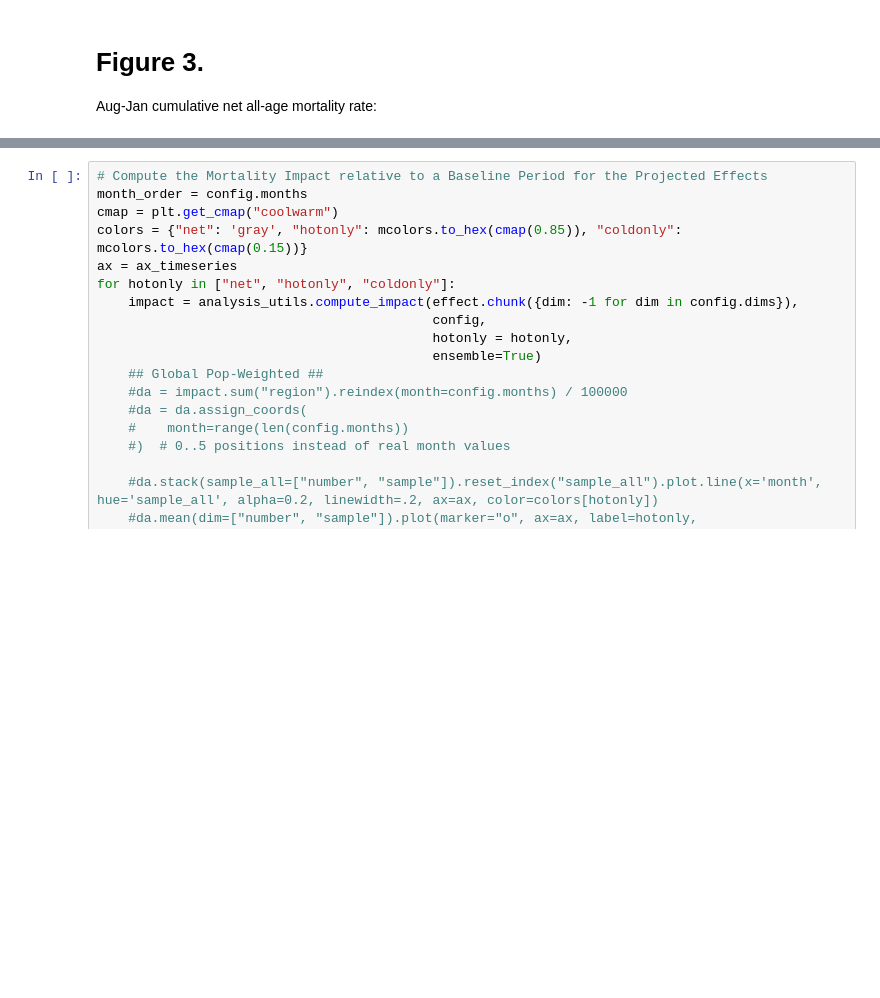
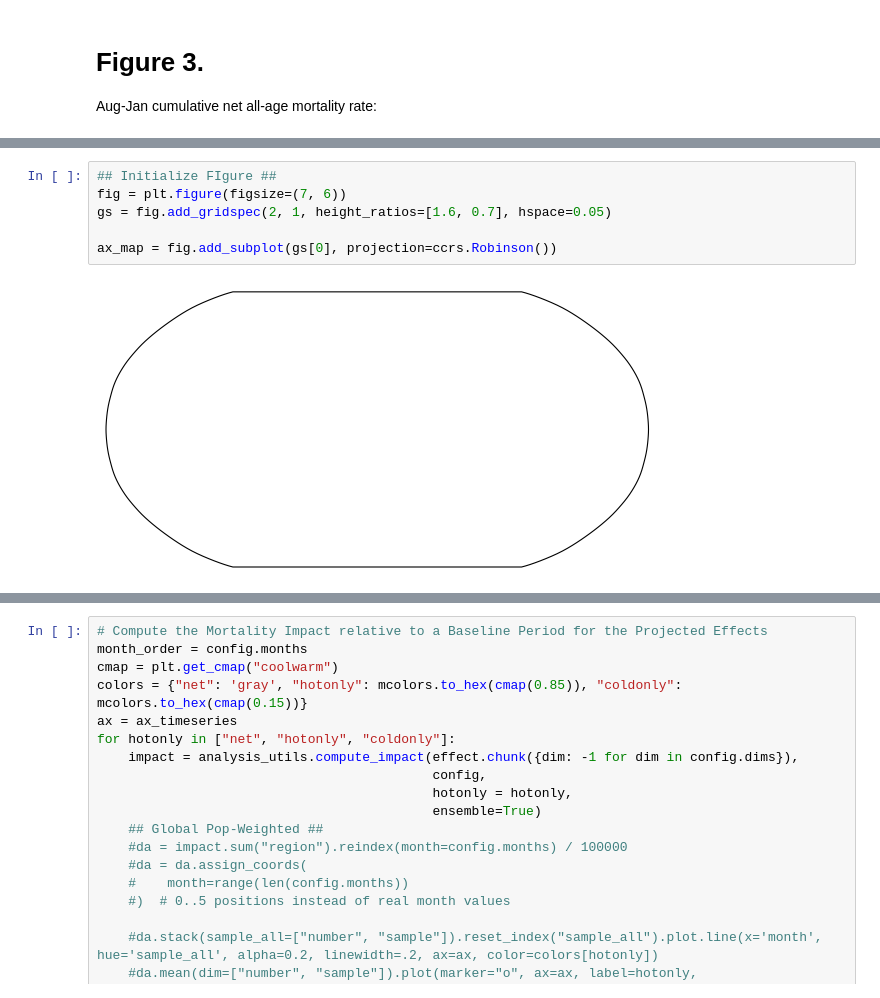
Before and after one commit to ezuetell/poreallas, a Jupyter notebook: analysis/p00_paper_figures.ipynb, the cells around one changed output, grey strips where cells are left out. Drawn from its saved outputs; the diff is of its cells as text; blank space fills up the shorter version.

```diff
--- a/analysis/p00_paper_figures.ipynb
+++ b/analysis/p00_paper_figures.ipynb
@@ -221,0 +223,8 @@ Aug-Jan cumulative net all-age mortality rate:
+# %%
+## Initialize FIgure ##
+fig = plt.figure(figsize=(7, 6))
+gs = fig.add_gridspec(2, 1, height_ratios=[1.6, 0.7], hspace=0.05)
+
+ax_map = fig.add_subplot(gs[0], projection=ccrs.Robinson())
+# %% [output]
+[figure, added]
```
Also changed, not shown: parts of 15 cells of this notebook.
